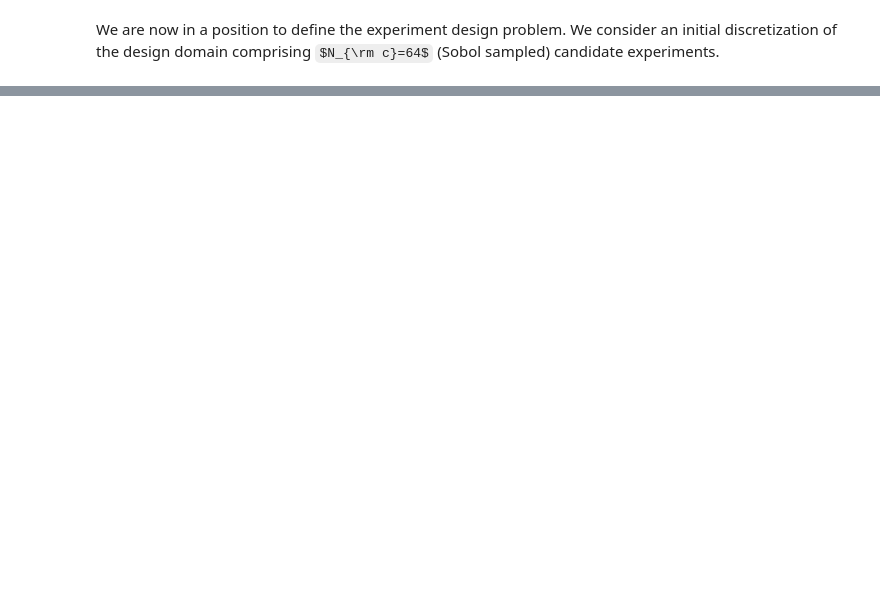
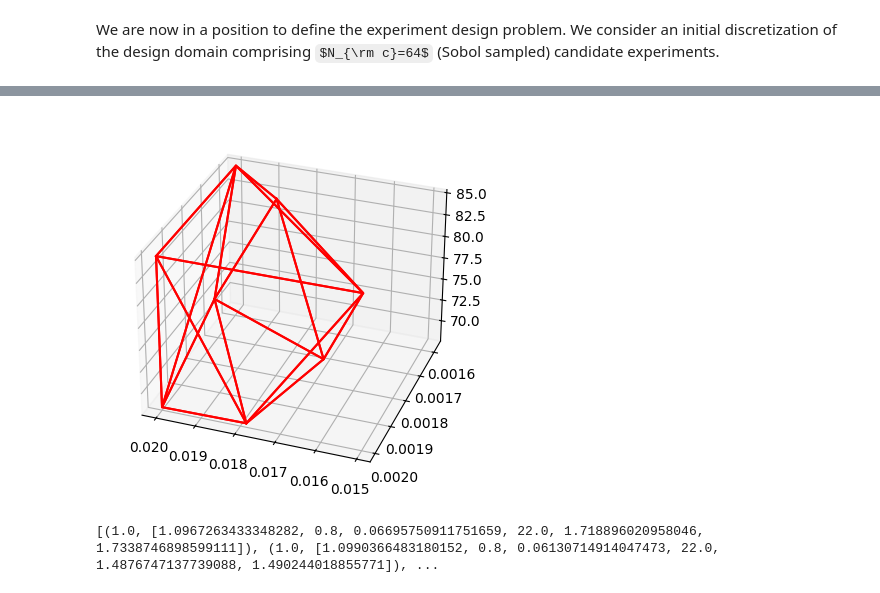
Before and after one commit to omega-icl/magnus, a Jupyter notebook: src/interface/expdes_spread.ipynb, the cells around one changed output, grey strips where cells are left out. Drawn from its saved outputs; the diff is of its cells as text; code cells hidden in the pictures; some formulas as TeX source; blank space fills up the shorter version.

```diff
--- a/src/interface/expdes_spread.ipynb
+++ b/src/interface/expdes_spread.ipynb
@@ -378,0 +435,6 @@ ax.set(zlabel="$T_2$")
+# %%
+# Record output samples
+Eopt = ED.effort
+Yopt = [ ED.output_sample[0][e].flatten() for e,r in Eopt.items() ]
+Yopt = np.array( Yopt )
+print( Eopt, '\n', Yopt )
@@ -378,0 +451,20 @@ ax.set(zlabel="$T_2$")
+# %%
+from scipy.spatial import ConvexHull
+
+Yhull = ConvexHull(Yopt)
+
+ax = plt.figure().add_subplot(projection='3d')
+ax.view_init(elev=30, azim=110, roll=0)
+
+for s in Yhull.simplices:
+    s = np.append(s, s[0])  # Here we cycle back to the first coordinate
+    ax.plot( Yopt[s,0], Yopt[s,1], Yopt[s,2], "r-")
+# %% [output]
+[figure, added]
+# %%
+# Retreive optimal campaign and add it as a prior experiment
+C1 = ED.campaign
+ED.add_prior_campaign( C1 )
+print( ED.prior_campaign )
+# %% [output]
+[(1.0, [1.0967263433348282, 0.8, 0.06695750911751659, 22.0, 1.718896020958046, 1.7338746898599111]), (1.0, [1.0990366483180152, 0.8, 0.06130714914047473, 22.0, 1.4876747137739088, 1.490244018855771]), ...
```
Also changed, not shown: parts of 21 cells of this notebook, 12 other files.
